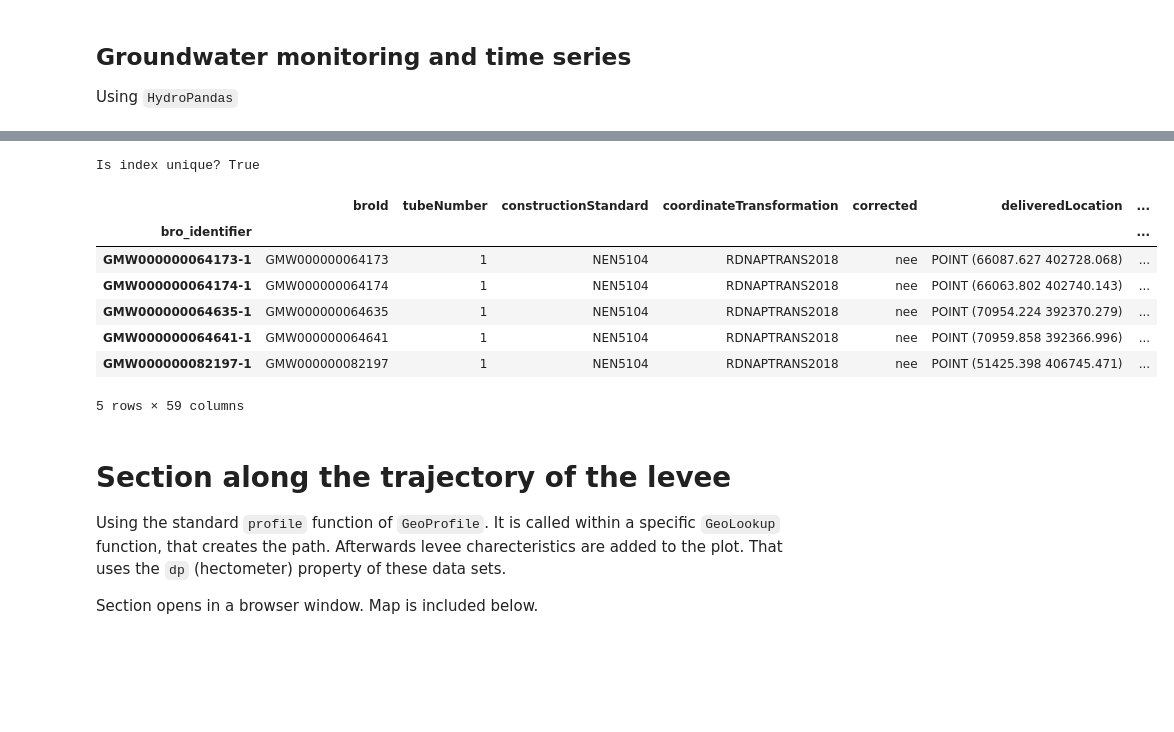
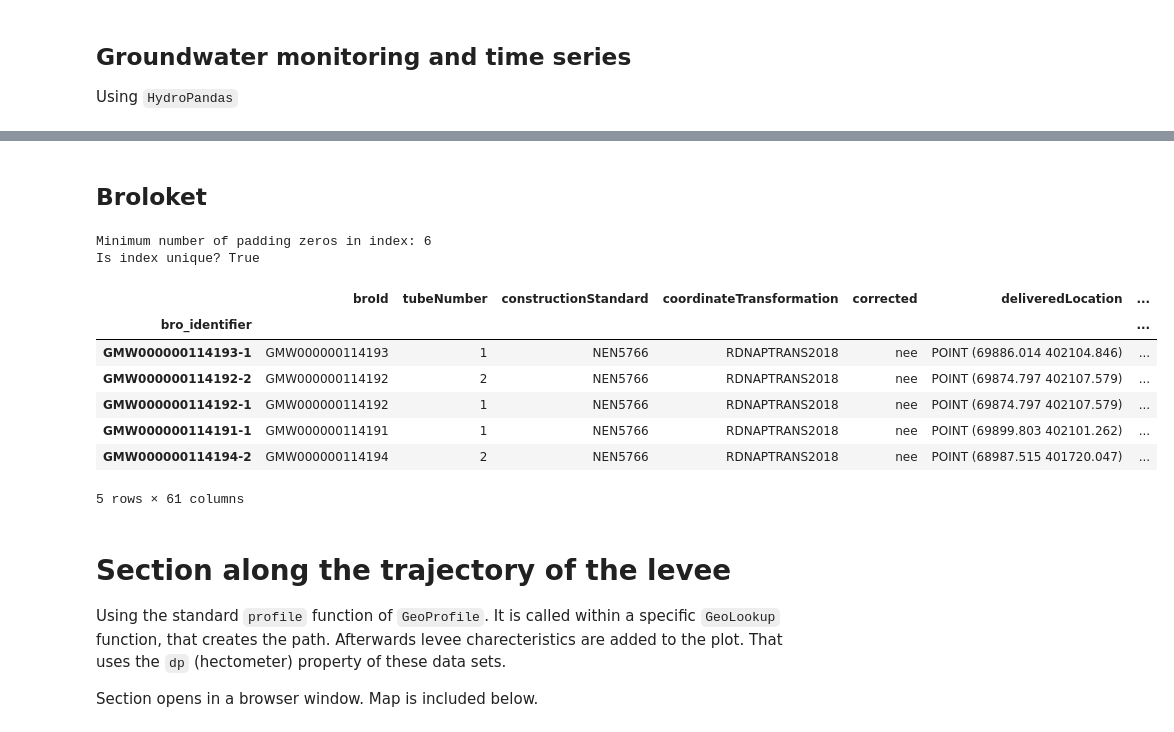
Before and after one commit to scheldestromen/dijkzicht, a Jupyter notebook: docs/examples/N27-2.ipynb, the cells around one changed output, grey strips where cells are left out. Cells and saved outputs as stored; diff of their text form; code cells hidden in the pictures; blank space fills up the shorter version.

```diff
--- a/docs/examples/N27-2.ipynb
+++ b/docs/examples/N27-2.ipynb
@@ -121,22 +168,47 @@ INFO:root:Obs Collection has 85 monitoring wells, on 66 locations. First observa
 INFO:root:Obs Collection has on average 1.1 years of observations per monitoring well, median 1.3 years. Assuming observations interval each 10 minutes.
 INFO:root:Data X: centered at 64220 with span 13 km, Y: centered at 397920 with span 10 km
 INFO:root:Index is unique.
+# %% [markdown]
+## Broloket
 # %%
 # not all standpipes are in Broloket at the moment (work in progess, I know)
 # standpipes that are in Broloket are downloaded, distances along and perpendicular to levee added
-df_gmws = pd.read_csv(DATA_PATH + 'gmws_met_dp_en_afstanden.csv', index_col=0)
-print("Is index unique?", df_gmws.index.is_unique)
-df_gmws.head()
+df_gmw = pd.read_csv(DATA_PATH + 'gmws_met_dp_en_afstanden.csv', index_col=0)
+df_gmw = df_gmw.rename(columns={'screenTopPosition': 'screen_top',
+                        'screenBottomPosition': 'screen_bottom',})
+
+df_gmw = df_gmw.loc[(df_gmw.region == 'Os') & (df_gmw.dp >= 725) & (df_gmw.dp <= 1080), :].copy()
+
+df_gmw = df_gmw.sort_values(by=['dp', 'distance_to_ref', 'screen_top'], ascending=[True, True, False])
+
+# Extract the number of zeros after the first three characters (e.g., after 'GMW')
+min_padding_zeros = (
+    df_gmw.index.str[3:]
+    .str.extract(r'^(0+)')[0]
+    .str.len()
+    .min()
+)
+print("Minimum number of padding zeros in index:", min_padding_zeros)
+
+df_gmw['label'] = df_gmw.index.str.replace(
+    r'^(GMW)(0{%d})' % min_padding_zeros, r'\1', regex=True
+)
+
+df_gmw['position'] = 'dummy' # to be filled later
+
+print("Is index unique?", df_gmw.index.is_unique)
+df_gmw.head()
 # %% [output]
+Minimum number of padding zeros in index: 6
 Is index unique? True
 |  | broId | tubeNumber | constructionStandard | coordinateTransformation | corrected | deliveredLocation | ... |
 | bro_identifier |  |  |  |  |  |  | ... |
-| GMW000000064173-1 | GMW000000064173 | 1 | NEN5104 | RDNAPTRANS2018 | nee | POINT (66087.627 402728.068) | ... |
-| GMW000000064174-1 | GMW000000064174 | 1 | NEN5104 | RDNAPTRANS2018 | nee | POINT (66063.802 402740.143) | ... |
-| GMW000000064635-1 | GMW000000064635 | 1 | NEN5104 | RDNAPTRANS2018 | nee | POINT (70954.224 392370.279) | ... |
-| GMW000000064641-1 | GMW000000064641 | 1 | NEN5104 | RDNAPTRANS2018 | nee | POINT (70959.858 392366.996) | ... |
-| GMW000000082197-1 | GMW000000082197 | 1 | NEN5104 | RDNAPTRANS2018 | nee | POINT (51425.398 406745.471) | ... |
+| GMW000000114193-1 | GMW000000114193 | 1 | NEN5766 | RDNAPTRANS2018 | nee | POINT (69886.014 402104.846) | ... |
+| GMW000000114192-2 | GMW000000114192 | 2 | NEN5766 | RDNAPTRANS2018 | nee | POINT (69874.797 402107.579) | ... |
+| GMW000000114192-1 | GMW000000114192 | 1 | NEN5766 | RDNAPTRANS2018 | nee | POINT (69874.797 402107.579) | ... |
+| GMW000000114191-1 | GMW000000114191 | 1 | NEN5766 | RDNAPTRANS2018 | nee | POINT (69899.803 402101.262) | ... |
+| GMW000000114194-2 | GMW000000114194 | 2 | NEN5766 | RDNAPTRANS2018 | nee | POINT (68987.515 401720.047) | ... |
-5 rows × 59 columns
+5 rows × 61 columns
 # %% [markdown]
 # Section along the trajectory of the levee
 
```
Also changed, not shown: parts of 24 cells of this notebook, 1 other file.
